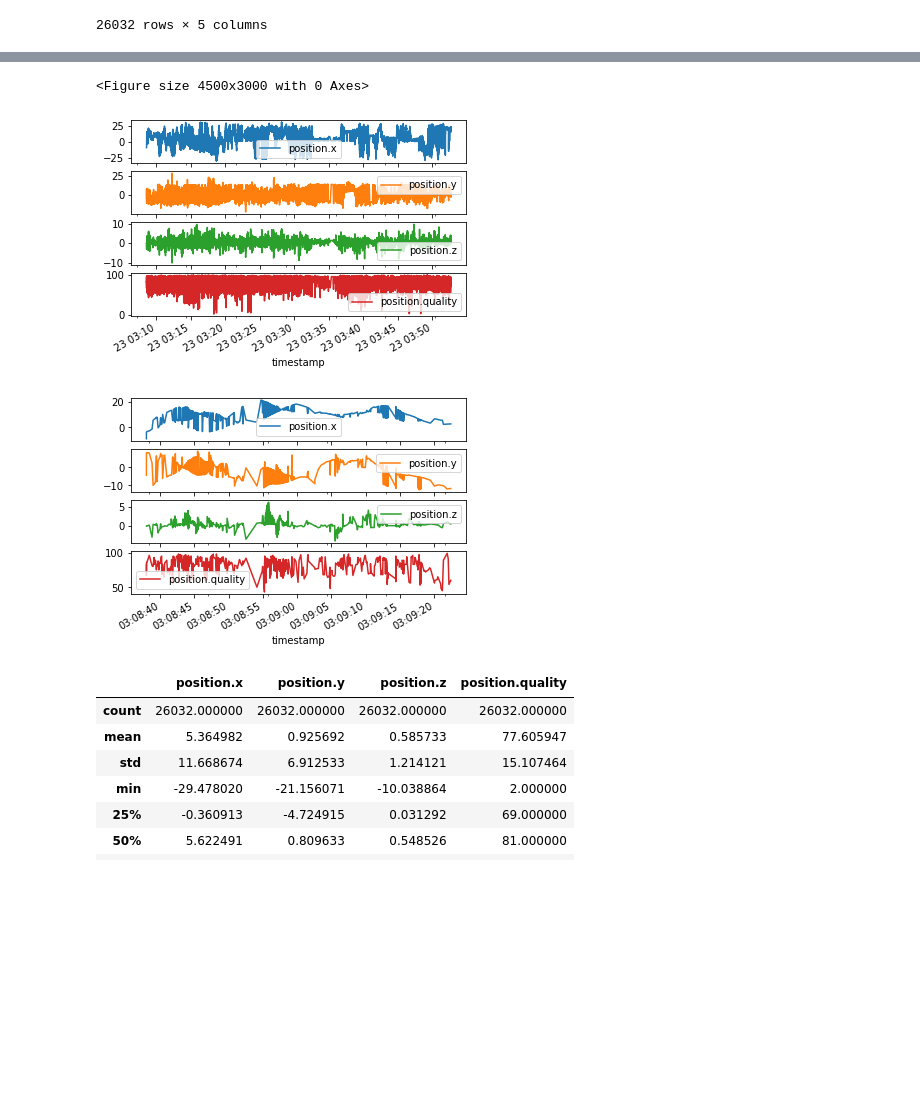
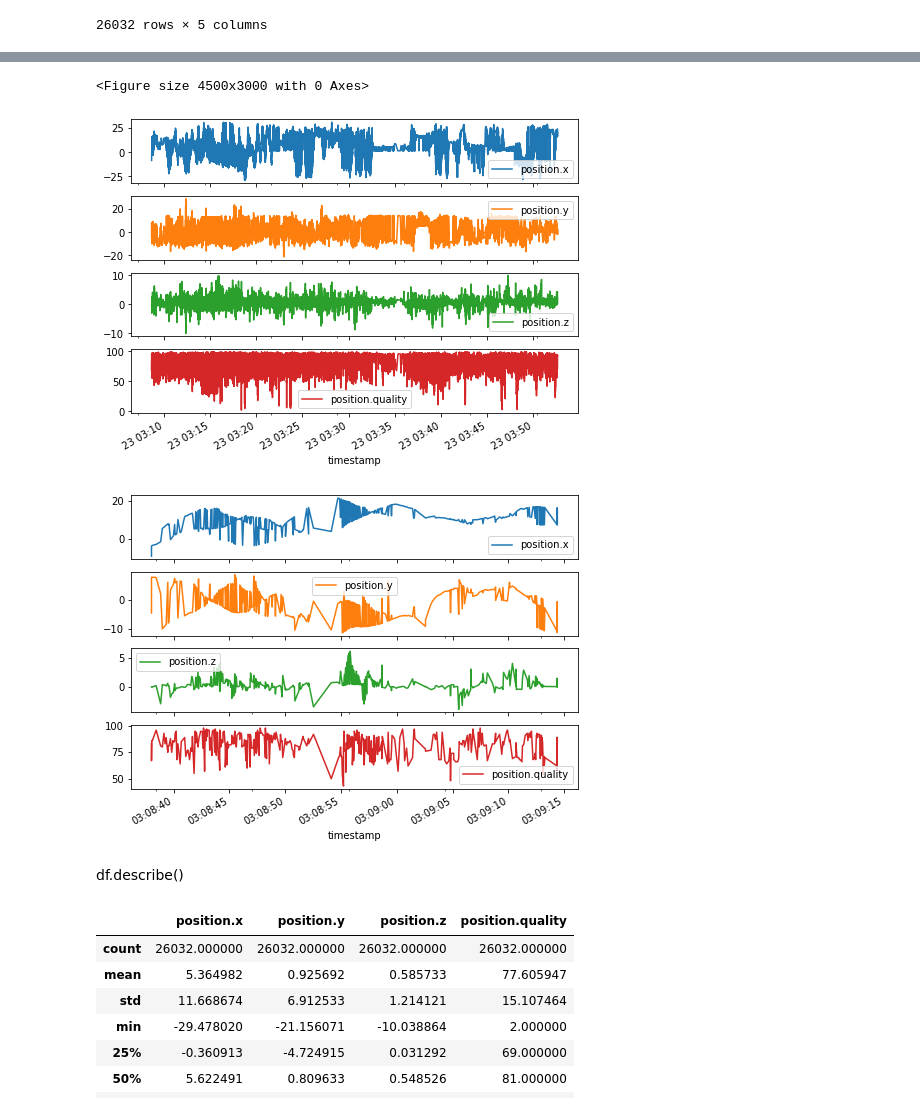
Before and after one commit to IamHussain503/postion-quality-sports-prediction, a Jupyter notebook: position_quality.ipynb, the cells around one changed output, grey strips where cells are left out. Saved outputs shown, nothing was run; the diff lists cells and outputs as text; code cells hidden in the pictures; blank space fills up the shorter version.

```diff
--- a/position_quality.ipynb
+++ b/position_quality.ipynb
@@ -3,8 +10,23 @@ import pandas as pd
 import tensorflow as tf
 import re
 import json
+# %%
+import os
+import datetime
+
+import IPython
+import IPython.display
+import matplotlib as mpl
+import matplotlib.pyplot as plt
+import numpy as np
+import pandas as pd
+import seaborn as sns
+import tensorflow as tf
+
+mpl.rcParams['figure.figsize'] = (8, 6)
+mpl.rcParams['axes.grid'] = False
 # %%
-file = 'valid-data.json'
+file = '/content/drive/MyDrive/timeseries/valid-data.json'
 with open(file) as train_file:
     dict_train = json.load(train_file)
 # %%
@@ -47,2 +52,2 @@ date_time2 = pd.to_datetime(df2['timestamp'], unit = 'ms')
 # %%
-date_time = pd.to_datetime(df['timestamp'], unit = 'ms')
+date_time = pd.to_datetime(df.pop('timestamp'),unit = 'ms' )
@@ -49,17 +73,19 @@ date_time = pd.to_datetime(df['timestamp'], unit = 'ms')
 # %%
 from matplotlib.pyplot import figure
 figure(figsize=(30, 20), dpi=150)
 plot_cols = ['position.x',	'position.y'	,'position.z',	'position.quality']
 plot_features = df[plot_cols]
 plot_features.index = date_time
 _ = plot_features.plot(subplots=True)
-plot_features = df[plot_cols][:480]
-plot_features.index = date_time[:480]
+plot_features = df[plot_cols][0:400]
+plot_features.index = date_time[0:400]
 _ = plot_features.plot(subplots=True)
 # %% [output]
 <Figure size 4500x3000 with 0 Axes>
-[figure, old version]
+[figure, new version]
-[figure, old version]
+[figure, new version]
+# %% [markdown]
+df.describe()
 # %%
 df.describe()
 # %% [output]
```
Also changed, not shown: parts of 52 cells of this notebook.
